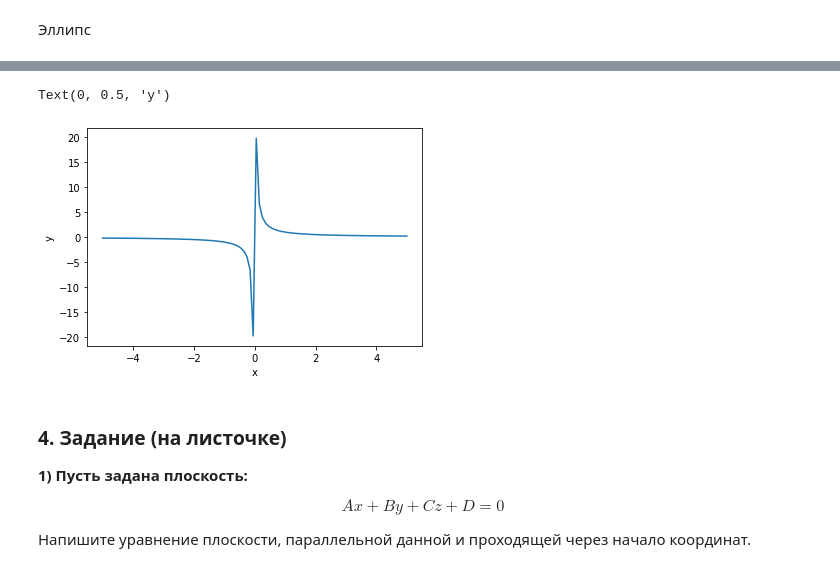
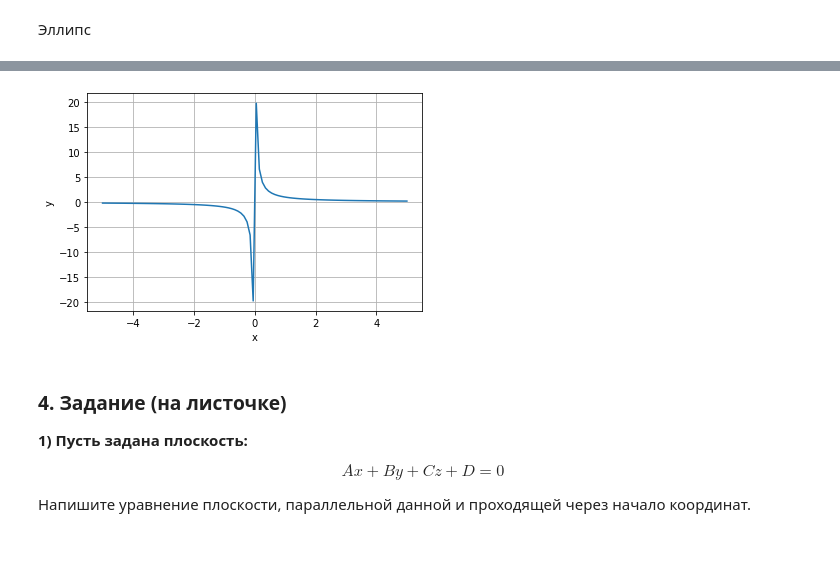
Before and after one commit to humantom88/geebrains-math-intro, a Jupyter notebook: homework3/homework3.ipynb, the cells around one changed output, grey strips where cells are left out. Drawn from its saved outputs; the diff is of its cells as text; code cells hidden in the pictures.

```diff
--- a/homework3/homework3.ipynb
+++ b/homework3/homework3.ipynb
@@ -84,12 +84,12 @@ Text(0, 0.5, 'y')
 # %%
 x = np.linspace(-5, 5, 100)
 y = 1 / x
 plt.plot(x, y)
 plt.xlabel("x")
 plt.ylabel("y")
+plt.grid(True)
 # %% [output]
-Text(0, 0.5, 'y')
-[figure, old version]
+[figure, new version]
 # %% [markdown]
 ### 4. Задание (на листочке)
 **1) Пусть задана плоскость:**
```
Also changed, not shown: parts of 21 cells of this notebook.
